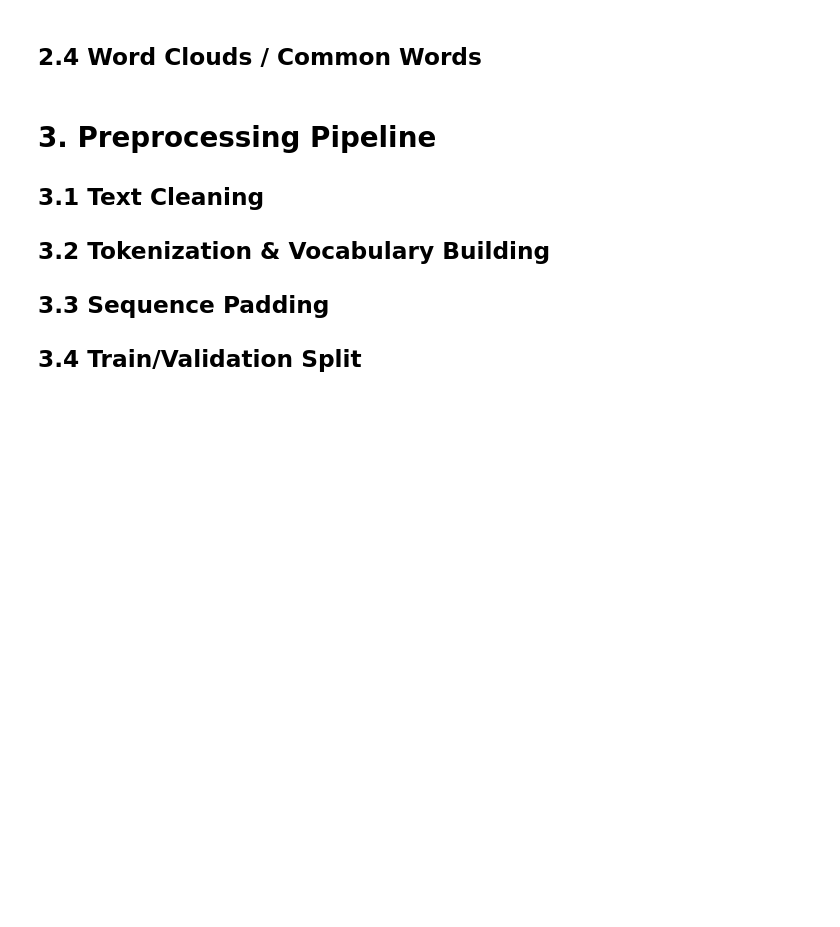
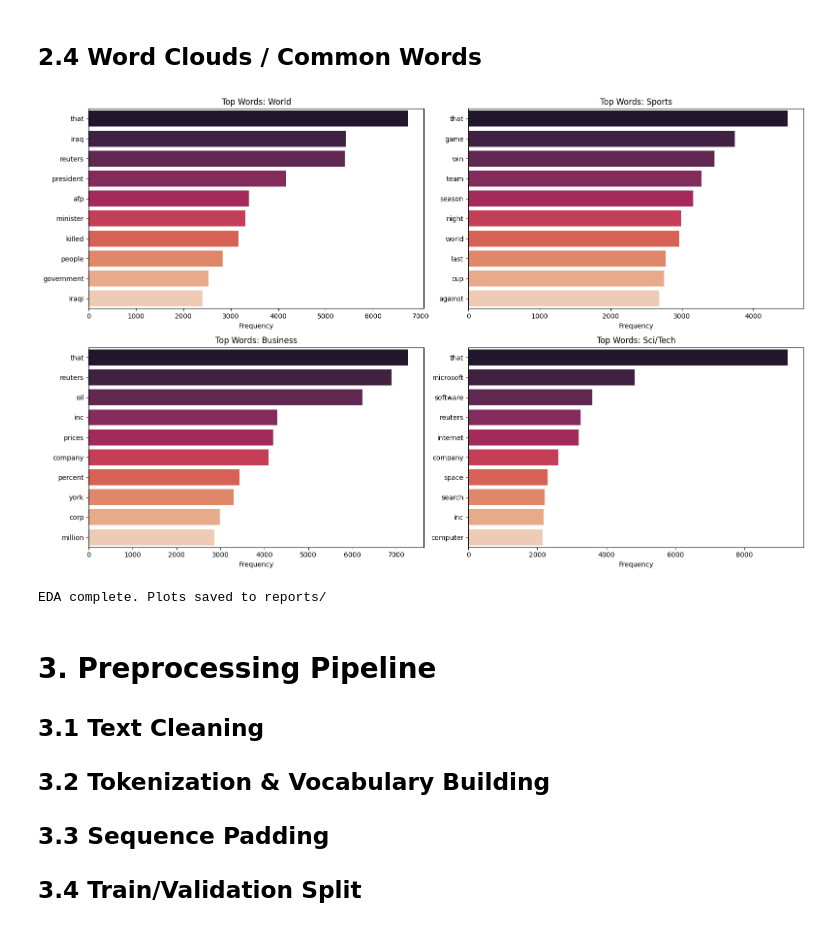
Before and after one commit to jordan6andres/math4dl_project, a Jupyter notebook: notebooks/dl_math_project.ipynb, the cells around one changed output. Drawn from its saved outputs; the diff is of its cells as text; code cells hidden in the pictures; blank space fills up the shorter version.

```diff
--- a/notebooks/dl_math_project.ipynb
+++ b/notebooks/dl_math_project.ipynb
@@ -103,34 +150,63 @@ print(train_df.groupby('category')['word_count'].mean().round(1))
 # %%
 # We use Python's Counter to find top words after basic cleaning
 import re
 from collections import Counter
 
 def get_top_words(texts, n=10):
-    """Join all texts, extract words, count frequencies."""
+    """
+    Join a collection of texts, extract alphabetic words, and count frequencies.
+
+    Steps performed:
+      1. Concatenate all texts into one lower-case string.
+      2. Remove non-alphabetic characters (keep only a-z and spaces).
+      3. Filter out a manual stop-word list and words shorter than 3 chars.
+      4. Return the n most common remaining words with their counts.
+
+    Parameters
+    ----------
+    texts : pd.Series or array-like
+        Collection of text samples (e.g. article bodies for one category).
+    n : int, optional
+        Number of top words to return (default 10).
+
+    Returns
+    -------
+    list[tuple[str, int]]
+        A list of (word, count) tuples sorted by descending frequency.
+    """
     all_text = ' '.join(texts.astype(str)).lower()
     # Keep only letters and spaces
     all_text = re.sub(r'[^a-z\s]', '', all_text)
     # Remove common stop words manually (beginner-friendly list)
     stop_words = {'the', 'and', 'for', 'are', 'but', 'not', 'you', 'all', 'can', 'had', 'her', 'was', 'one', 'our', 'out', 'day', 'get', 'has', 'him', 'his', 'how', 'man', 'new', 'now', 'old', 'see', 'two', 'way', 'who', 'boy', 'did', 'its', 'let', 'put', 'say', 'she', 'too', 'use', 'with', 'have', 'this', 'will', 'your', 'from', 'they', 'know', 'want', 'been', 'good', 'much', 'some', 'time', 'very', 'when', 'come', 'here', 'just', 'like', 'long', 'make', 'many', 'over', 'such', 'take', 'than', 'them', 'well', 'were', 'what', 'would', 'there', 'their', 'said', 'each', 'which', 'how', 'about', 'out', 'many', 'then', 'them', 'these', 'so', 'some', 'her', 'would', 'make', 'like', 'into', 'him', 'has', 'two', 'more', 'very', 'what', 'know', 'just', 'first', 'also', 'after', 'back', 'other', 'many', 'than', 'only', 'those', 'come', 'day', 'most', 'us'}
     words = [w for w in all_text.split() if w not in stop_words and len(w) > 2]
     return Counter(words).most_common(n)
 
 plt.figure(figsize=(16, 10))
 for i, category in enumerate(order, 1):
     texts = train_df[train_df['category'] == category]['full_text']
     top_words = get_top_words(texts, n=10)
     words, counts = zip(*top_words)
 
     plt.subplot(2, 2, i)
-    sns.barplot(x=list(counts), y=list(words), palette='rocket')
+    sns.barplot(
+        x=list(counts),
+        y=list(words),
+        hue=list(words),
+        palette='rocket',
+        legend=False,
+    )
     plt.title(f'Top Words: {category}')
     plt.xlabel('Frequency')
 
 plt.tight_layout()
 plt.savefig('reports/top_words_per_category.png')
 plt.show()
 
 print("\nEDA complete. Plots saved to reports/")
+# %% [output]
+[figure, added]
+EDA complete. Plots saved to reports/
 # %% [markdown]
 # 3. Preprocessing Pipeline
 ## 3.1 Text Cleaning
```
Also changed, not shown: parts of 4 cells of this notebook, 2 other files.
